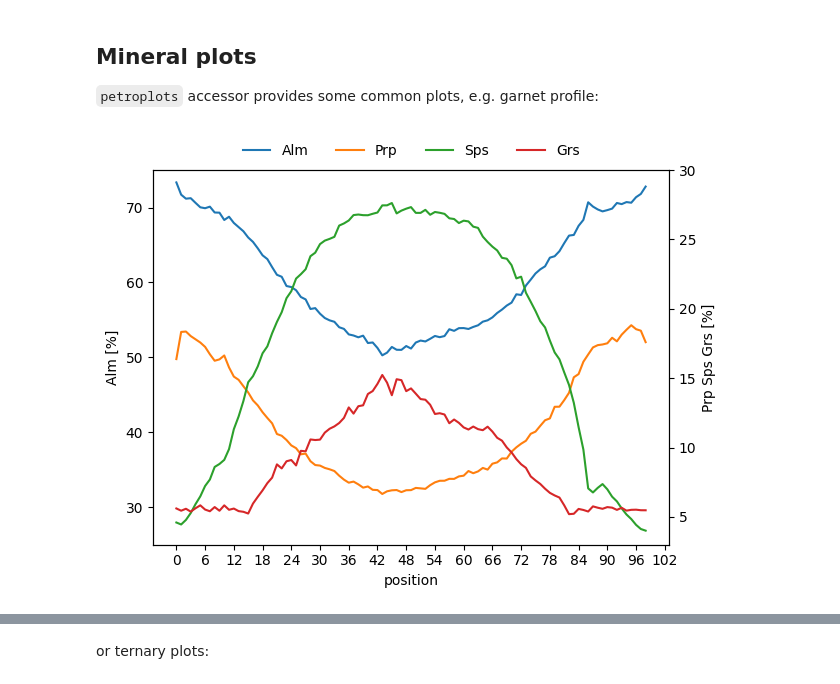
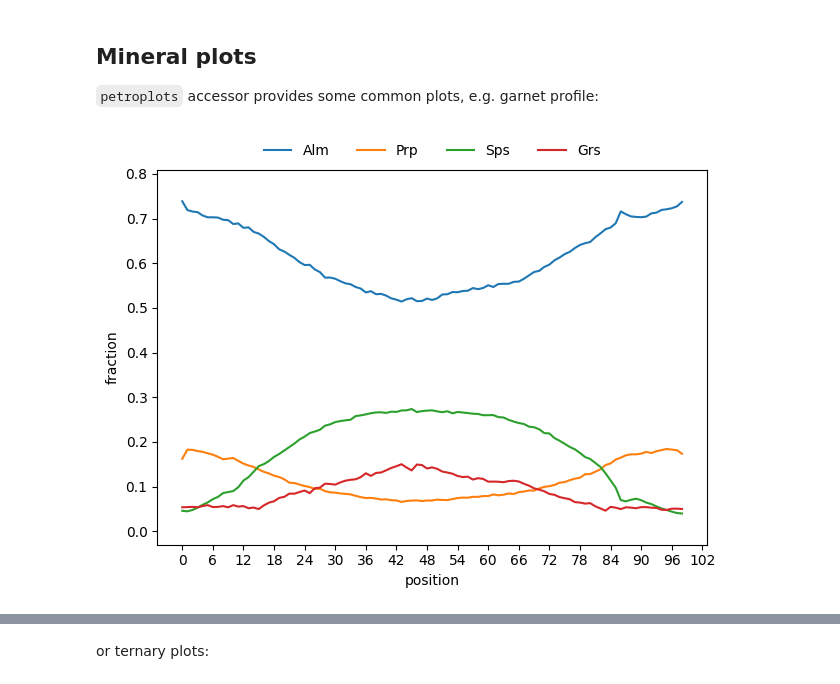
Before and after one commit to ondrolexa/petropandas, a Jupyter notebook: docs/notebooks/tutorial.ipynb, the cells around one changed output, grey strips where cells are left out. Saved outputs shown, nothing was run; the diff lists cells and outputs as text; code cells hidden in the pictures.

Commit message:
plots improved
oxides order optional

```diff
--- a/docs/notebooks/tutorial.ipynb
+++ b/docs/notebooks/tutorial.ipynb
@@ -138,7 +138,7 @@ p.oxides.endmembers(plg)
 
 `petroplots` accessor provides some common plots, e.g. garnet profile:
 # %%
-em = pro.oxides.endmembers(grt)
-em.petroplots.garnet_profile(percents=True, lim=(25, 75), lim_extra=(3, 30))
+em = pro.oxides.endmembers(grt2)
+em.petroplots.profile()
 # %% [output]
-[figure, old version]
+[figure, new version]
```
Also changed, not shown: parts of 12 cells of this notebook, 2 other files.
